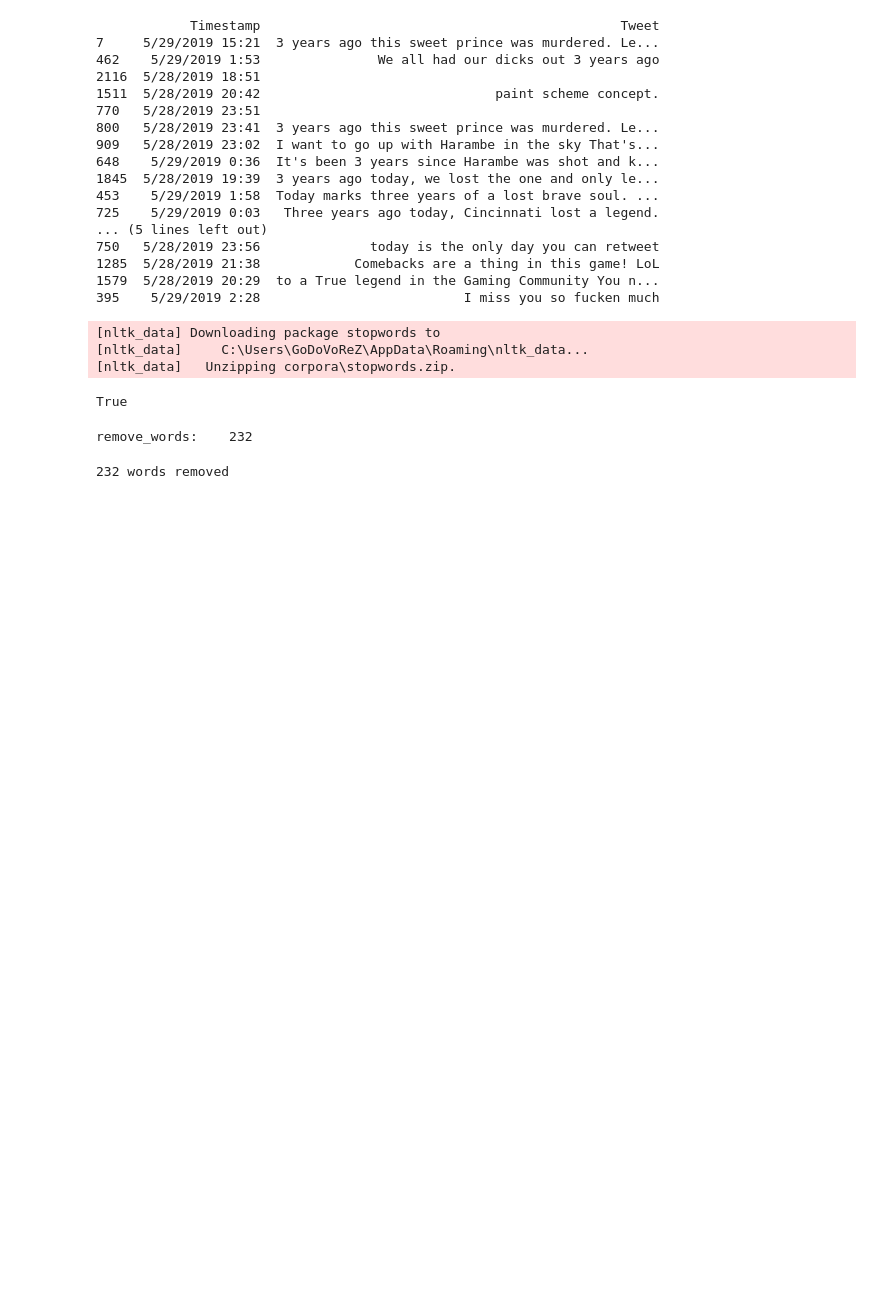
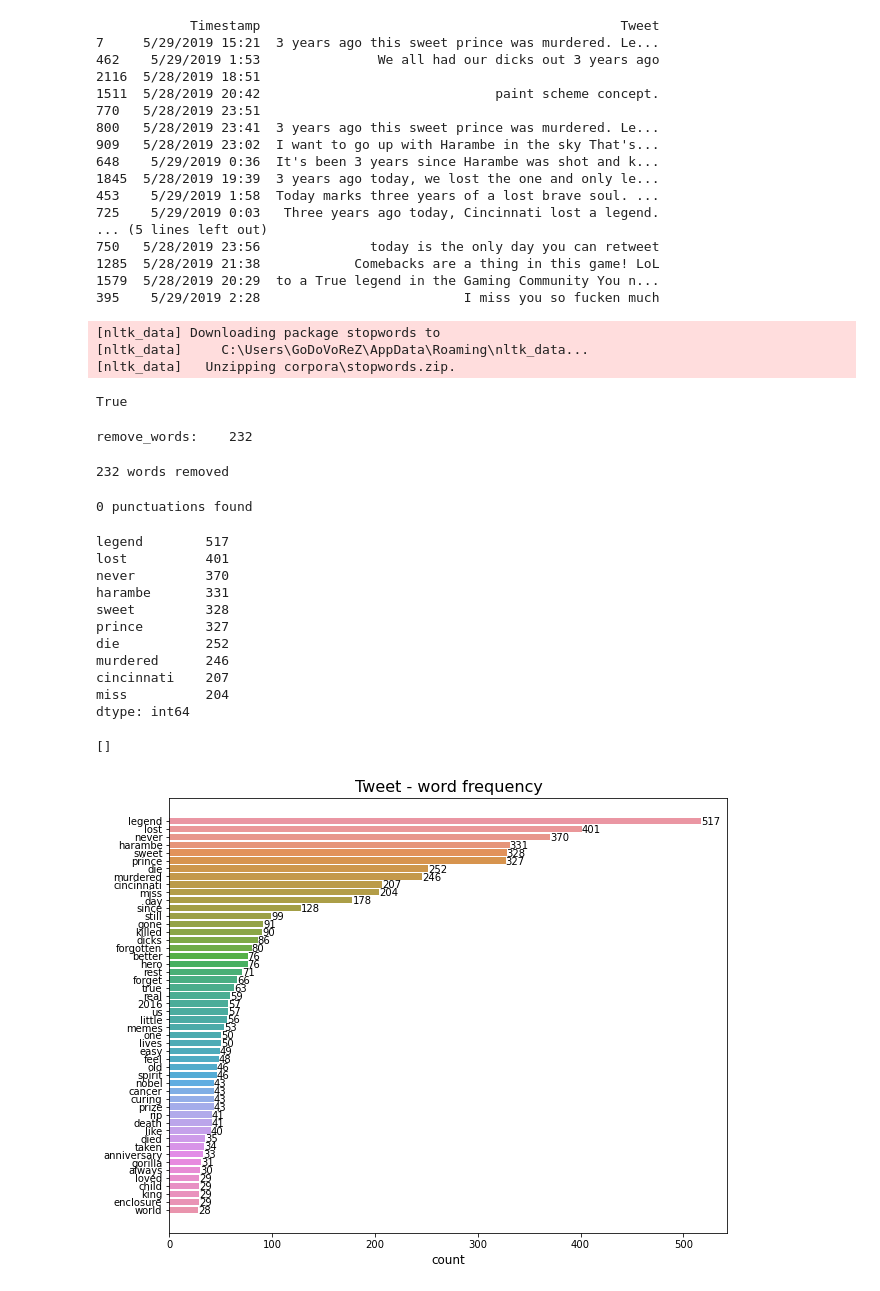
Before and after one commit to Andy666Fox/TINY_DS_PROJECTS, a Jupyter notebook: Extract_text_from_twitter/main_twitter_res.ipynb, the cells around one changed output. Saved outputs shown, nothing was run; the diff lists cells and outputs as text; code cells hidden in the pictures; blank space fills up the shorter version.

```diff
--- a/Extract_text_from_twitter/main_twitter_res.ipynb
+++ b/Extract_text_from_twitter/main_twitter_res.ipynb
@@ -146,3 +146,39 @@ df['Tweet'] = df['Tweet'].str.replace(remove_pattern, '')
 print(len(remove_words), 'words removed')
 # %% [output]
 232 words removed
+# %%
+df['Tweet'].replace(to_replace=r'\.|\!|\,|\-|\'|\(|\?|\_', value='', regex=True, inplace=True)
+
+print(len(df[df['Tweet'].str.contains('\.|\!|\,|\-|\'|\(|\?|\_')]), 'punctuations found')
+# %% [output]
+0 punctuations found
+# %%
+word_frequency = df['Tweet'].str.split(expand=True).stack().value_counts()
+print(word_frequency.head(10))
+
+freq = word_frequency.head(50)
+
+plt.figure(figsize=(10, 8))
+ax = sns.barplot(x=freq.values, y=freq.index)
+plt.title('Tweet - word frequency', fontsize=16)
+plt.xlabel('count', fontsize=12)
+
+for p in ax.patches:
+    ax.annotate("{:.0f}".format(p.get_width()), (p.get_x() + p.get_width(),
+                p.get_y()+.5), ha='left', va='center')
+
+plt.plot()
+# %% [output]
+legend        517
+lost          401
+never         370
+harambe       331
+sweet         328
+prince        327
+die           252
+murdered      246
+cincinnati    207
+miss          204
+dtype: int64
+[]
+[figure, added]
```
Also changed, not shown: parts of 1 cell of this notebook.
